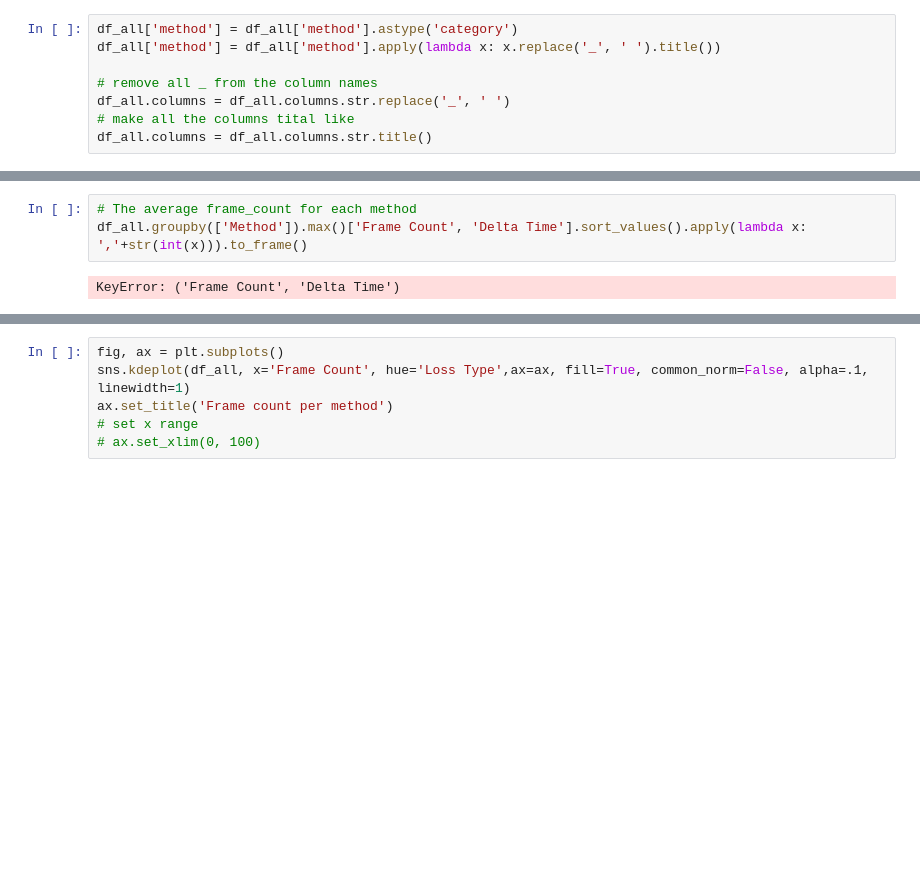
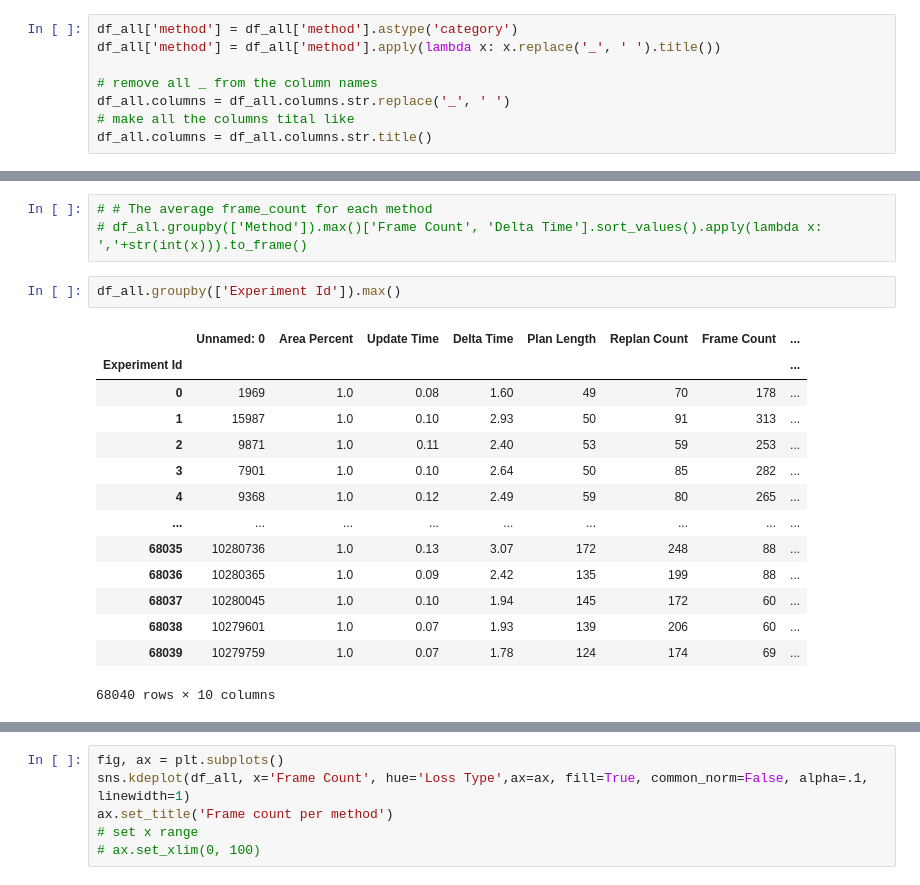
Before and after one commit to DIRECTLab/Multi_Agents_Area_Exploration, a Jupyter notebook: data_analysis/plots.ipynb, the cells around one changed output, grey strips where cells are left out. Saved outputs shown, nothing was run; the diff lists cells and outputs as text; blank space fills up the shorter version.

```diff
--- a/data_analysis/plots.ipynb
+++ b/data_analysis/plots.ipynb
@@ -115,5 +142,20 @@ Successfully installed tabulate-0.9.0
 # %%
-# The average frame_count for each method
-df_all.groupby(['Method']).max()['Frame Count', 'Delta Time'].sort_values().apply(lambda x: ','+str(int(x))).to_frame()
+# # The average frame_count for each method
+# df_all.groupby(['Method']).max()['Frame Count', 'Delta Time'].sort_values().apply(lambda x: ','+str(int(x))).to_frame()
-# %% [output]
-KeyError: ('Frame Count', 'Delta Time')
+# %%
+df_all.groupby(['Experiment Id']).max()
+# %% [output]
+|  | Unnamed: 0 | Area Percent | Update Time | Delta Time | Plan Length | Replan Count | Frame Count | ... |
+| Experiment Id |  |  |  |  |  |  |  | ... |
+| 0 | 1969 | 1.0 | 0.08 | 1.60 | 49 | 70 | 178 | ... |
+| 1 | 15987 | 1.0 | 0.10 | 2.93 | 50 | 91 | 313 | ... |
+| 2 | 9871 | 1.0 | 0.11 | 2.40 | 53 | 59 | 253 | ... |
+| 3 | 7901 | 1.0 | 0.10 | 2.64 | 50 | 85 | 282 | ... |
+| 4 | 9368 | 1.0 | 0.12 | 2.49 | 59 | 80 | 265 | ... |
+| ... | ... | ... | ... | ... | ... | ... | ... | ... |
+| 68035 | 10280736 | 1.0 | 0.13 | 3.07 | 172 | 248 | 88 | ... |
+| 68036 | 10280365 | 1.0 | 0.09 | 2.42 | 135 | 199 | 88 | ... |
+| 68037 | 10280045 | 1.0 | 0.10 | 1.94 | 145 | 172 | 60 | ... |
+| 68038 | 10279601 | 1.0 | 0.07 | 1.93 | 139 | 206 | 60 | ... |
+| 68039 | 10279759 | 1.0 | 0.07 | 1.78 | 124 | 174 | 69 | ... |
+68040 rows × 10 columns
```
Also changed, not shown: parts of 19 cells of this notebook.
